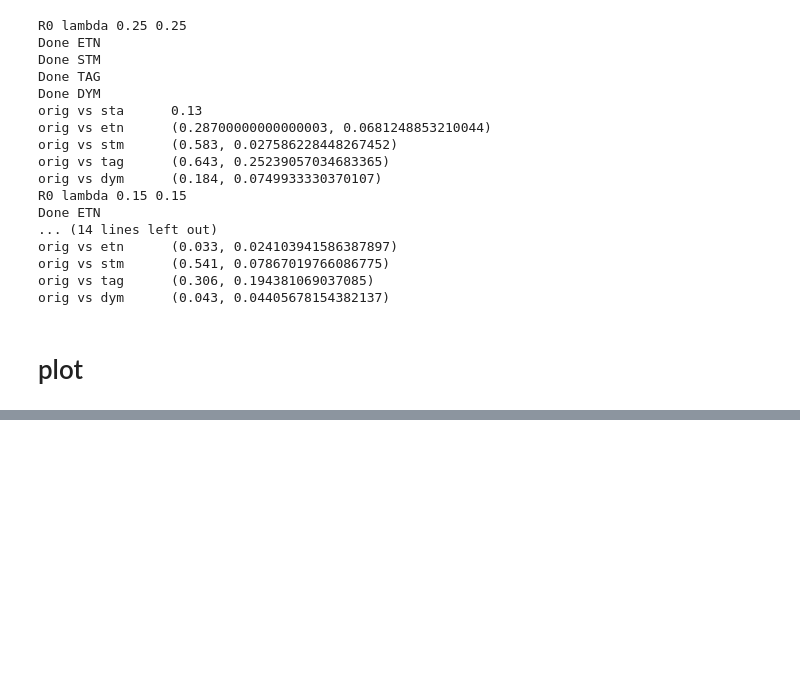
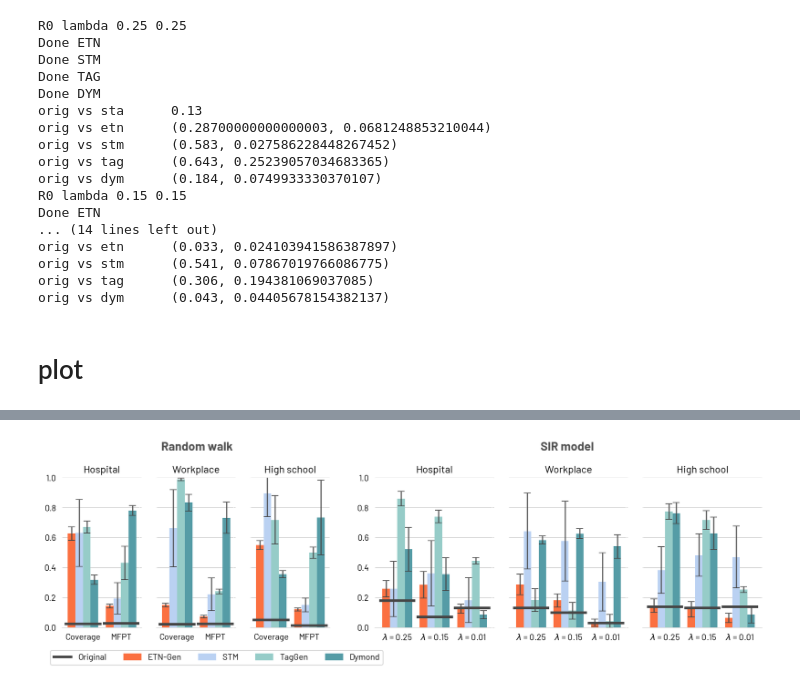
Before and after one commit to AntonioLonga/ETNgen, a Jupyter notebook: Evaluation/Dynamic-Multiple run.ipynb, the cells around one changed output, grey strips where cells are left out. Drawn from its saved outputs; the diff is of its cells as text; code cells hidden in the pictures; blank space fills up the shorter version.

```diff
--- a/Evaluation/Dynamic-Multiple run.ipynb
+++ b/Evaluation/Dynamic-Multiple run.ipynb
@@ -667,0 +984,39 @@ plot_r0(ax[2][1],"High_School11",legend=True)
+# %%
+fig, ax = plt.subplots(1,7, figsize=(12,3), gridspec_kw={'width_ratios': [1,1,1,0.2,1.5,1.5,1.5]})
+fig.tight_layout(w_pad=-1)
+
+
+plot_cov_mfpt3(ax[0],"LH10")
+plot_cov_mfpt3(ax[1],"InVS13")
+plot_cov_mfpt3(ax[2],"High_School11",legend=True)
+
+empty_plot(ax[3])
+
+plot_r03(ax[4],"LH10")
+plot_r03(ax[5],"InVS13")
+plot_r03(ax[6],"High_School11",legend=True)
+
+
+ax[1].tick_params(axis='y', colors='white')
+ax[2].tick_params(axis='y', colors='white')
+
+#ax[4].tick_params(axis='y', colors='white')
+ax[5].tick_params(axis='y', colors='white')
+ax[6].tick_params(axis='y', colors='white')
+
+legend_elements = [Line2D([0], [0], color=ORIGINAL_COLOR, lw=3,label='Original'),
+                   Patch(facecolor=ETN_COLOR, edgecolor=ETN_COLOR,label='ETN-Gen'),
+                   Patch(facecolor=STM_COLOR, edgecolor=STM_COLOR,label='STM'),
+                   Patch(facecolor=TAG_COLOR, edgecolor=TAG_COLOR,label='TagGen'),
+                   Patch(facecolor=DYM_COLOR, edgecolor=DYM_COLOR,label='Dymond')]
+
+# Create the figure
+ax[0].legend(handles=legend_elements,loc='center left', bbox_to_anchor=(-0.2, -0.2),ncol=5)
+
+fig.text(0.17, 1.08, 'Random walk',fontdict={'size':14,'color':'#4d4d4d'},weight="bold")
+fig.text(0.682, 1.08, 'SIR model',fontdict={'size':14,'color':'#4d4d4d'},weight="bold")
+
+
+fig.savefig("dynamic_main_test_WithE_V5.pdf", bbox_inches = 'tight')
+# %% [output]
+[figure, added]
```
Also changed, not shown: parts of 12 cells of this notebook, 30 other files.
